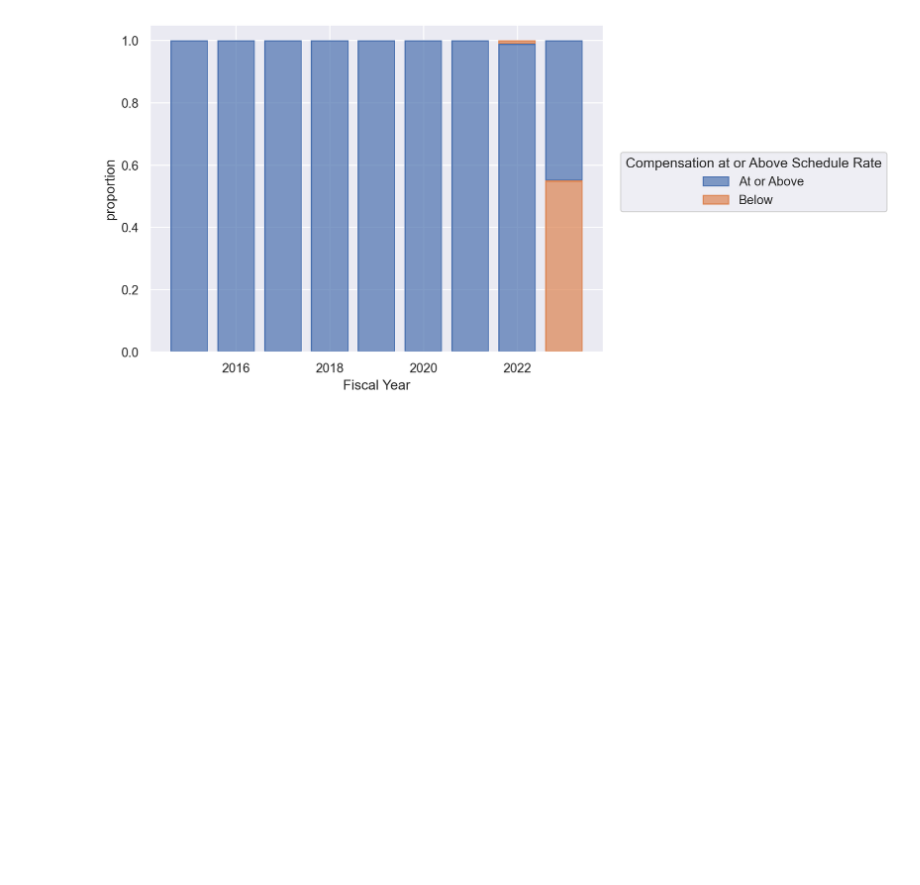
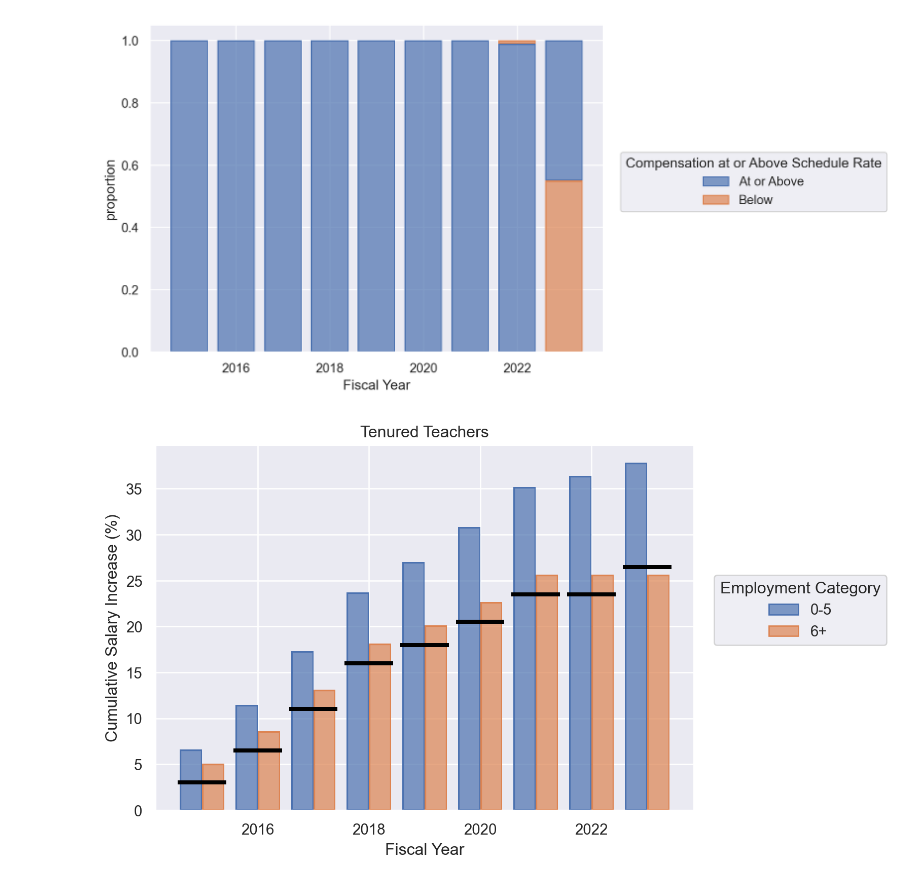
Before and after one commit to Anias-clo/Teacher_Payroll_Analysis, a Jupyter notebook: poc.ipynb, the cells around one changed output. Cells and saved outputs as stored; diff of their text form; code cells hidden in the pictures; blank space fills up the shorter version.

Commit message:
Created visualizations comparing salary delta and effective rate with fiscal year rate.

```diff
--- a/poc.ipynb
+++ b/poc.ipynb
@@ -321,11 +203,24 @@ df_rate_summary
+# %%
+df_rate_summary = df[df['Fiscal Year']>=2015].groupby(by=['Employment Category','Fiscal Year'])\
+                    .agg({'Fiscal Year Rate': 'median',
+                          'Effective Rate':'median',
+                          'Salary Delta': 'median'
+                          }).round(2)
+df_rate_summary.columns = df_rate_summary.columns.get_level_values(0)
+df_rate_summary = df_rate_summary.groupby(level=0).cumsum()
+df_rate_summary = df_rate_summary.reset_index(col_level=-1)
 # %%
 p1 = (
     so.Plot(data=df_rate_summary, x='Fiscal Year')
     .add(so.Bar(), so.Dodge(), y='Salary Delta', color='Employment Category')
     .add(so.Dash(linewidth=3, color='black'), y='Fiscal Year Rate')
-    .label(x='Year', y='Rate', title='Expect Less Pay at the Beginning of New Contract')
+    .label(x='Fiscal Year',
+           y='Cumulative Salary Increase (%)',
+           title='Tenured Teachers')
 )
 p1
+# %% [output]
+[figure, added]
 # %%
 p2 = (
     so.Plot(data=df_rate_summary, x='Fiscal Year')
```
Also changed, not shown: parts of 19 cells of this notebook.
